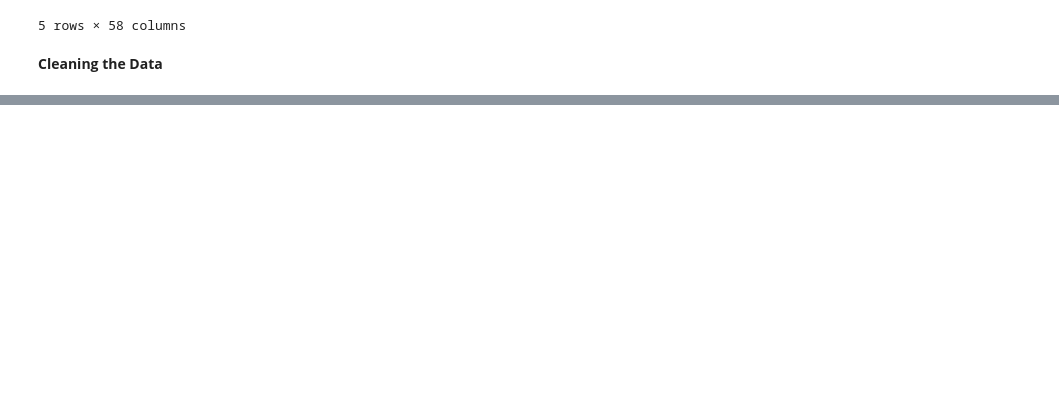
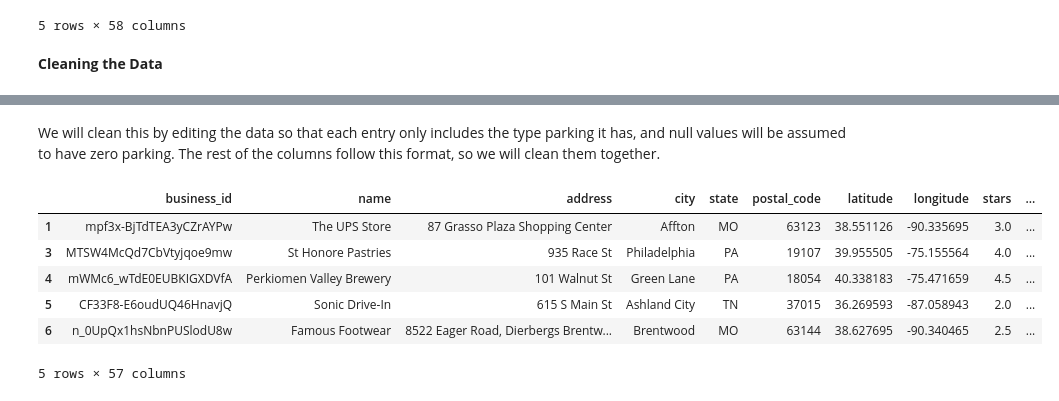
Before and after one commit to TomMitchell123/CMSC320FinalProjectSpring2025, a Jupyter notebook: project.ipynb, the cells around one changed output, grey strips where cells are left out. Saved outputs shown, nothing was run; the diff lists cells and outputs as text; code cells hidden in the pictures; blank space fills up the shorter version.

```diff
--- a/project.ipynb
+++ b/project.ipynb
@@ -68,0 +119,4 @@ We'll handle the attribute columns first. We can see that
+# %%
+attribute_cols = df.columns[11:50]
+remaining = [x for x in attribute_cols if x not in matching]
+remaining
@@ -94,0 +179,18 @@ DietaryRestrictions
+# %%
+def clean_entry(x):
+    if isinstance(x, str):
+        if (x.startswith("u'") and x.endswith("'")) or (x.startswith('u"') and x.endswith('"')):
+            return x[2:-1]
+        elif (x.startswith("'") and x.endswith("'")) or (x.startswith('"') and x.endswith('"')):
+            return x[1:-1]
+        elif x == "None":
+            return "none"
+    return x
+
+pattern = ["WiFi", "Alcohol", "RestaurantsAttire", "NoiseLevel", "Smoking", "BYOBCorkage", "AgesAllowed"]
+
+for col in pattern:
+    df[col] = df[col].apply(clean_entry)
+    df[col] = df[col].fillna("none")
+
+rem = [x for x in remaining if x not in pattern]
@@ -94,0 +217,28 @@ DietaryRestrictions
+# %% [markdown]
+We will clean this by editing the data so that each entry only includes the type parking it has, and null values will be assumed to have zero parking. The rest of the columns follow this format, so we will clean them together.
+# %%
+def clean_boolean_keys(x):
+    x = str(x)
+    try:
+        parsed = ast.literal_eval(x)
+    except Exception:
+        return "none"
+
+    if not isinstance(parsed, dict):
+        return "none"
+
+    true_keys = [key for key, value in parsed.items() if value is True]
+    return " ".join(true_keys) if true_keys else "none"
+
+for col in rem:
+    df[col] = df[col].apply(clean_boolean_keys)
+
+df.head()
+# %% [output]
+|  | business_id | name | address | city | state | postal_code | latitude | longitude | stars | ... |
+| 1 | mpf3x-BjTdTEA3yCZrAYPw | The UPS Store | 87 Grasso Plaza Shopping Center | Affton | MO | 63123 | 38.551126 | -90.335695 | 3.0 | ... |
+| 3 | MTSW4McQd7CbVtyjqoe9mw | St Honore Pastries | 935 Race St | Philadelphia | PA | 19107 | 39.955505 | -75.155564 | 4.0 | ... |
+| 4 | mWMc6_wTdE0EUBKIGXDVfA | Perkiomen Valley Brewery | 101 Walnut St | Green Lane | PA | 18054 | 40.338183 | -75.471659 | 4.5 | ... |
+| 5 | CF33F8-E6oudUQ46HnavjQ | Sonic Drive-In | 615 S Main St | Ashland City | TN | 37015 | 36.269593 | -87.058943 | 2.0 | ... |
+| 6 | n_0UpQx1hsNbnPUSlodU8w | Famous Footwear | 8522 Eager Road, Dierbergs Brentw... | Brentwood | MO | 63144 | 38.627695 | -90.340465 | 2.5 | ... |
+5 rows × 57 columns
```
Also changed, not shown: parts of 21 cells of this notebook, 1 other file.
